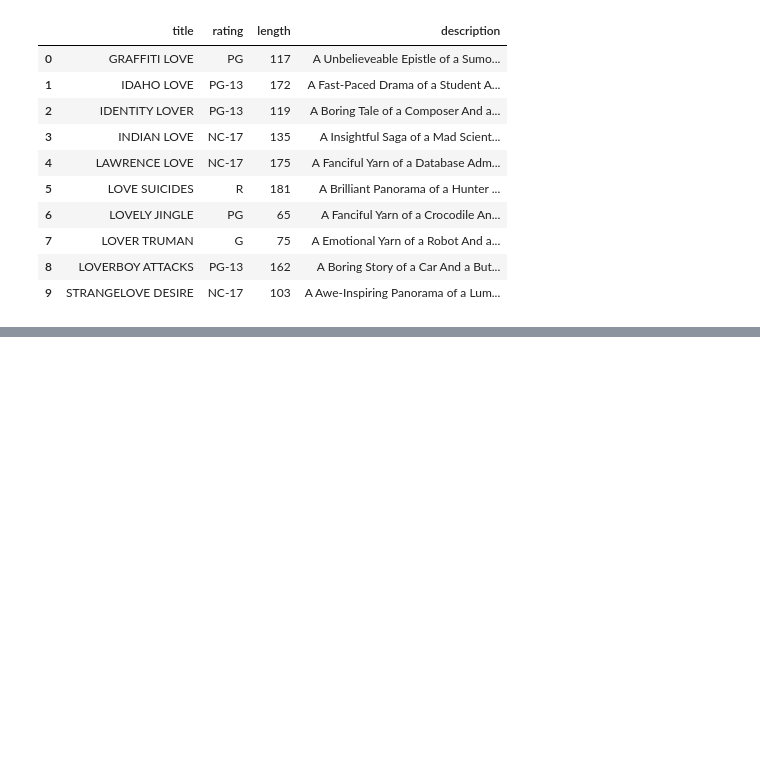
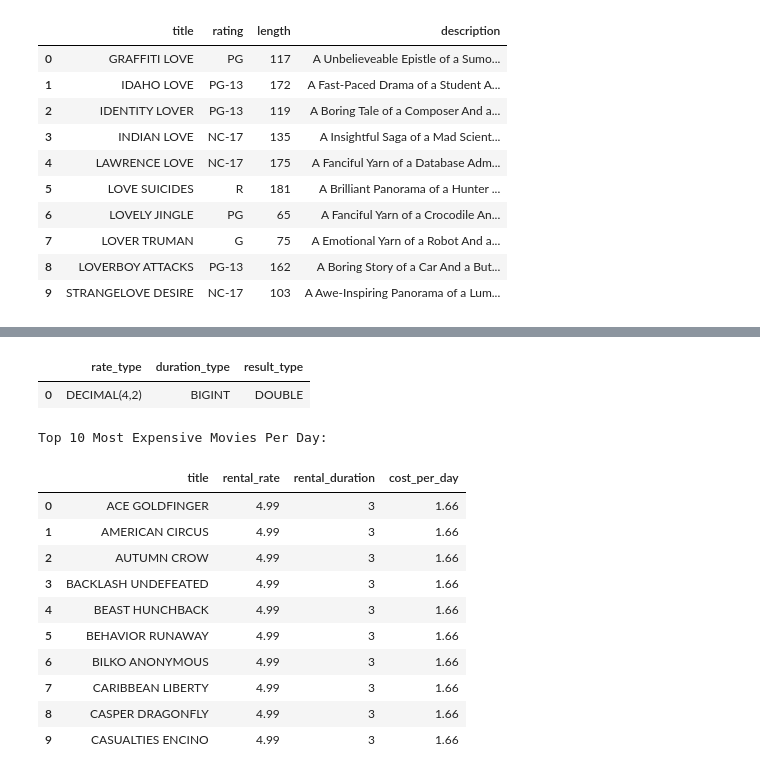
Before and after one commit to JohnnyHyytiainen/lab_sql_DE25_johnny_hyytiainen, a Jupyter notebook: notebooks/lab_sql_sakila_EDA.ipynb, the cells around one changed output, grey strips where cells are left out. Drawn from its saved outputs; the diff is of its cells as text; code cells hidden in the pictures; blank space fills up the shorter version.

```diff
--- a/notebooks/lab_sql_sakila_EDA.ipynb
+++ b/notebooks/lab_sql_sakila_EDA.ipynb
@@ -149,0 +216,50 @@ df_c
+# %%
+# Kod: Engelska
+# Kommentarer: Svenska
+# Steg 1. Kolla vad för DATA TYPE rental_rate och rental_duration har.
+con.sql("""
+SELECT
+    typeof(rental_rate) AS rate_type,
+    typeof(rental_duration) AS duration_type,
+    typeof(rental_rate / rental_duration) AS result_type
+FROM staging.film
+LIMIT 1;
+""").df()
+
+# rental_rate == DECIMAL
+# rental_duration == BIGINT
+# rental_rate / rental_duration == DOUBLE
+# %% [output]
+|  | rate_type | duration_type | result_type |
+| 0 | DECIMAL(4,2) | BIGINT | DOUBLE |
+# %%
+# Kod: Engelska
+# Kommentarer: Svenska
+# Solution 1/2. With SQL query.
+query_d = """
+SELECT
+    title,
+    rental_rate,
+    rental_duration,
+    ROUND(CAST(rental_rate AS DOUBLE) / rental_duration, 2) AS cost_per_day
+FROM staging.film
+ORDER BY cost_per_day DESC
+LIMIT 10;
+"""
+df_d = con.sql(query_d).df()
+
+print("Top 10 Most Expensive Movies Per Day:")
+df_d
+# %% [output]
+Top 10 Most Expensive Movies Per Day:
+|  | title | rental_rate | rental_duration | cost_per_day |
+| 0 | ACE GOLDFINGER | 4.99 | 3 | 1.66 |
+| 1 | AMERICAN CIRCUS | 4.99 | 3 | 1.66 |
+| 2 | AUTUMN CROW | 4.99 | 3 | 1.66 |
+| 3 | BACKLASH UNDEFEATED | 4.99 | 3 | 1.66 |
+| 4 | BEAST HUNCHBACK | 4.99 | 3 | 1.66 |
+| 5 | BEHAVIOR RUNAWAY | 4.99 | 3 | 1.66 |
+| 6 | BILKO ANONYMOUS | 4.99 | 3 | 1.66 |
+| 7 | CARIBBEAN LIBERTY | 4.99 | 3 | 1.66 |
+| 8 | CASPER DRAGONFLY | 4.99 | 3 | 1.66 |
+| 9 | CASUALTIES ENCINO | 4.99 | 3 | 1.66 |
```
Also changed, not shown: parts of 26 cells of this notebook.
